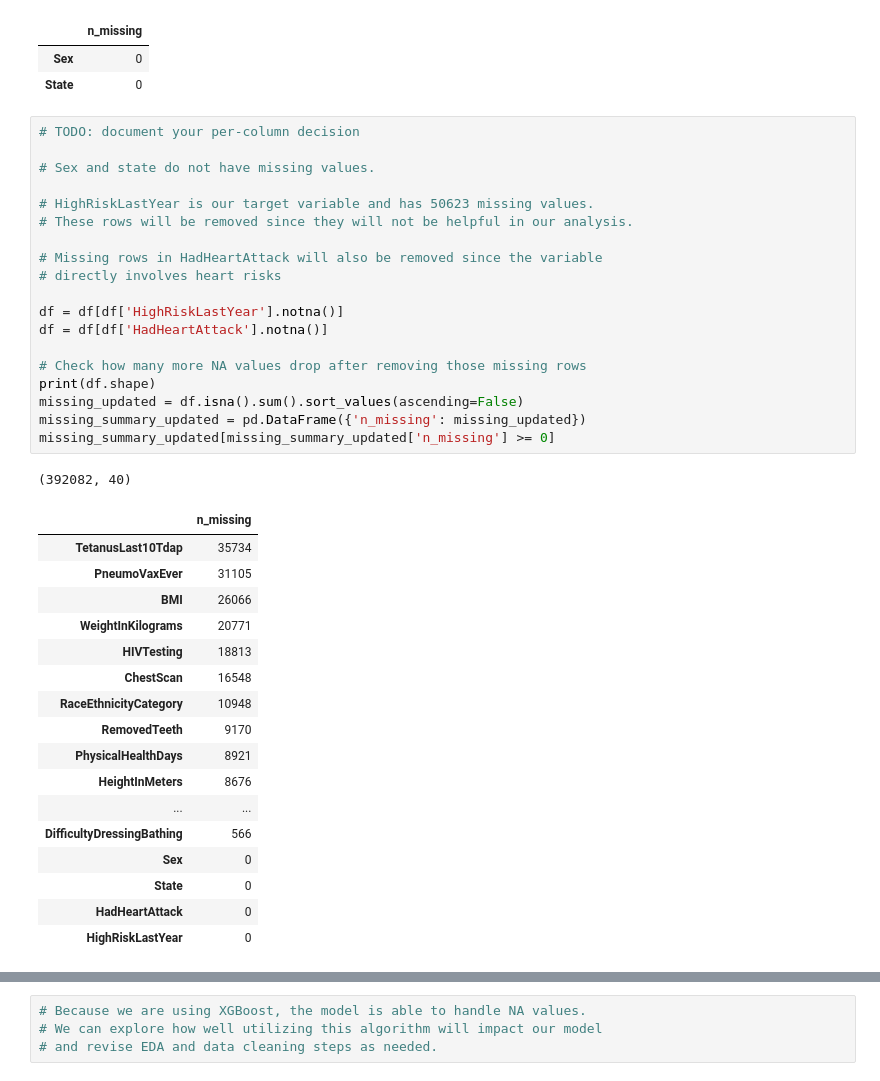
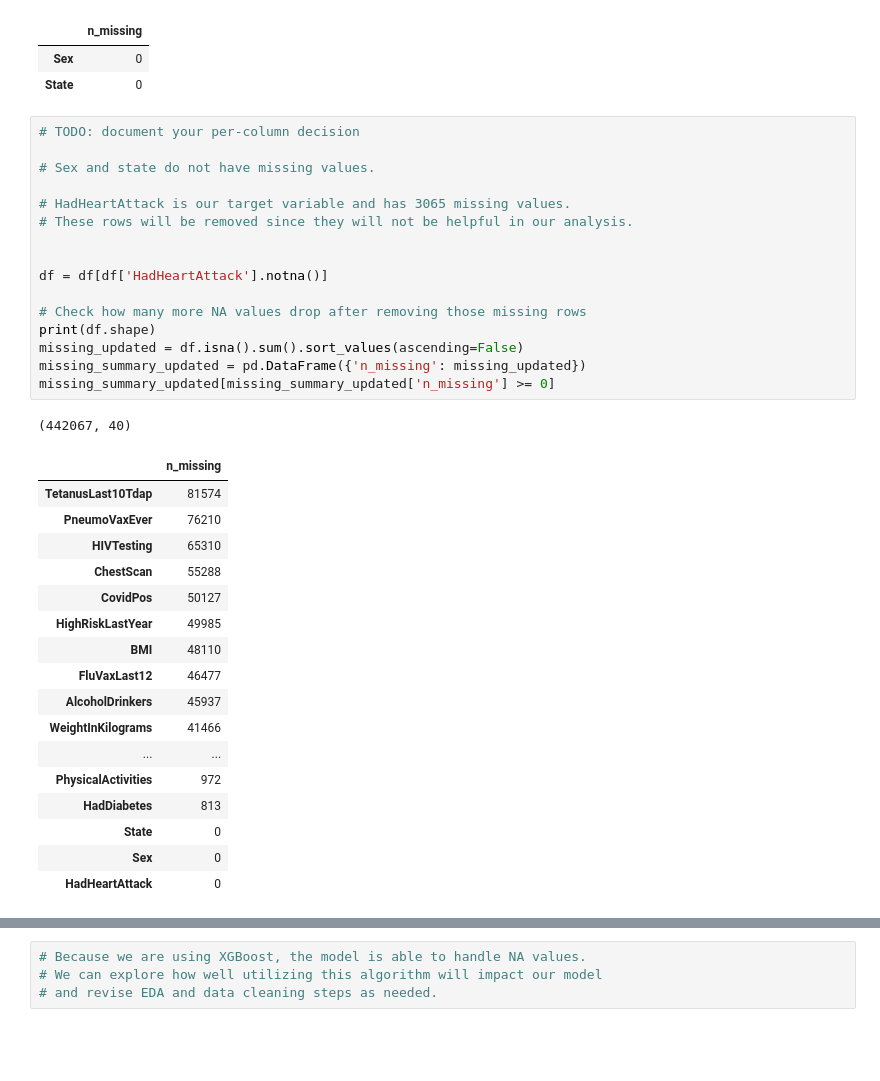
Before and after one commit to Break-Through-Tech/Healthcare-2A-predicting-heart-disease-risk-from-health-survey-indicators, a Jupyter notebook: Notebooks/milestone1_eda_starter.ipynb, the cells around one changed output, grey strips where cells are left out. Cells and saved outputs as stored; diff of their text form; blank space fills up the shorter version.

Commit message:
Fixing Error in Missing Value Exploration

```diff
--- a/Notebooks/milestone1_eda_starter.ipynb
+++ b/Notebooks/milestone1_eda_starter.ipynb
@@ -102,41 +102,38 @@ missing_summary[missing_summary['n_missing'] == 0]
 # %%
 # TODO: document your per-column decision
 
 # Sex and state do not have missing values.
 
-# HighRiskLastYear is our target variable and has 50623 missing values.
+# HadHeartAttack is our target variable and has 3065 missing values.
 # These rows will be removed since they will not be helpful in our analysis.
 
-# Missing rows in HadHeartAttack will also be removed since the variable
-# directly involves heart risks
 
-df = df[df['HighRiskLastYear'].notna()]
 df = df[df['HadHeartAttack'].notna()]
 
 # Check how many more NA values drop after removing those missing rows
 print(df.shape)
 missing_updated = df.isna().sum().sort_values(ascending=False)
 missing_summary_updated = pd.DataFrame({'n_missing': missing_updated})
 missing_summary_updated[missing_summary_updated['n_missing'] >= 0]
 # %% [output]
-(392082, 40)
+(442067, 40)
 |  | n_missing |
-| TetanusLast10Tdap | 35734 |
-| PneumoVaxEver | 31105 |
-| BMI | 26066 |
-| WeightInKilograms | 20771 |
-| HIVTesting | 18813 |
-| ChestScan | 16548 |
-| RaceEthnicityCategory | 10948 |
-| RemovedTeeth | 9170 |
-| PhysicalHealthDays | 8921 |
-| HeightInMeters | 8676 |
+| TetanusLast10Tdap | 81574 |
+| PneumoVaxEver | 76210 |
+| HIVTesting | 65310 |
+| ChestScan | 55288 |
+| CovidPos | 50127 |
+| HighRiskLastYear | 49985 |
+| BMI | 48110 |
+| FluVaxLast12 | 46477 |
+| AlcoholDrinkers | 45937 |
+| WeightInKilograms | 41466 |
 | ... | ... |
-| DifficultyDressingBathing | 566 |
+| PhysicalActivities | 972 |
+| HadDiabetes | 813 |
+| State | 0 |
 | Sex | 0 |
-| State | 0 |
 | HadHeartAttack | 0 |
-| HighRiskLastYear | 0 |
 # %%
 # Displaying percentages of missing values
 missing_counts_perc = df.isna().sum().sort_values(ascending=False)
```
Also changed, not shown: parts of 2 cells of this notebook.
